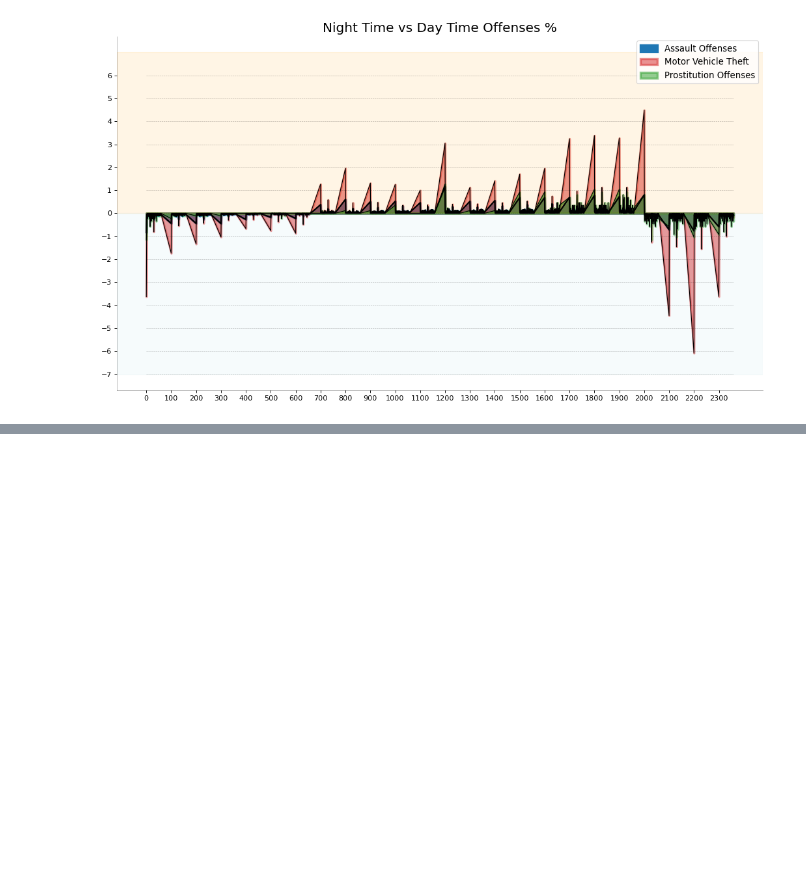
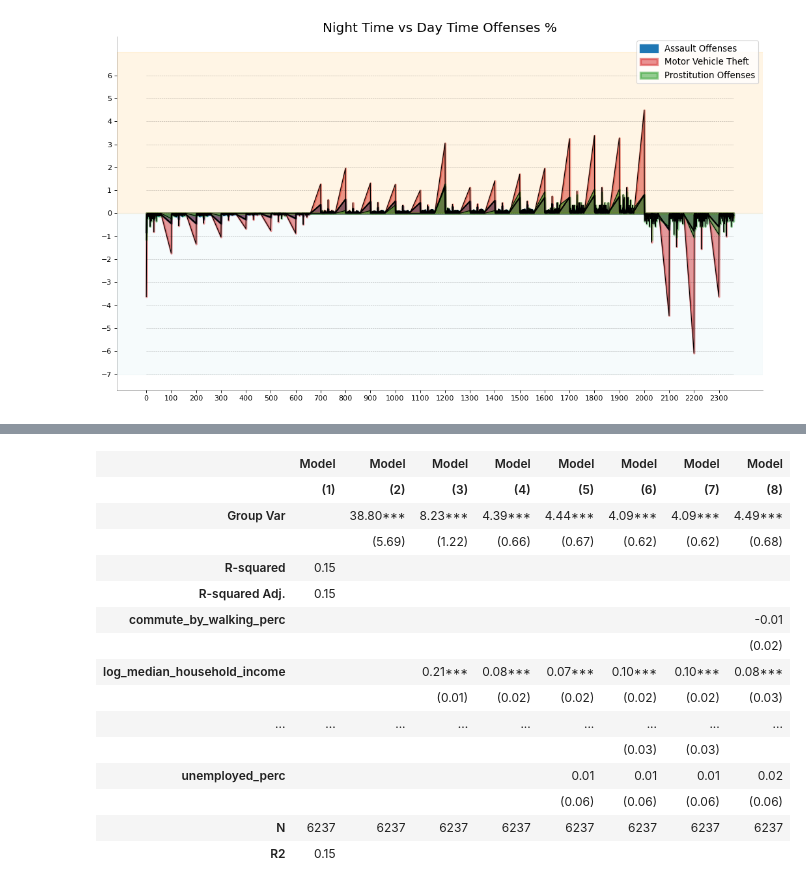
Before and after one commit to Abraham-newbie/Predicting_Crime_From_Space, a Jupyter notebook: project_ar.ipynb, the cells around one changed output, grey strips where cells are left out. Cells and saved outputs as stored; diff of their text form; code cells hidden in the pictures; blank space fills up the shorter version.

```diff
--- a/project_ar.ipynb
+++ b/project_ar.ipynb
@@ -277,0 +522,65 @@ plt.show()
+# %%
+n_month_crime_with_brightness=n_month_crime_with_brightness_night_only
+
+np.seterr(divide = 'ignore')
+
+n_month_crime_with_brightness['log_median_household_income']=  np.where(n_month_crime_with_brightness['median_household_income']>0,np.log(n_month_crime_with_brightness['median_household_income']), 0)
+n_month_crime_with_brightness['log_Total_Offenses'] = np.where(n_month_crime_with_brightness['Total_Offenses']>0, np.log(n_month_crime_with_brightness['Total_Offenses']), 0)
+#n_month_crime_with_brightness['log_brightness'] = np.where(n_month_crime_with_brightness['Average Radiance Per Pixel Per month']>0, np.log(n_month_crime_with_brightness['Average Radiance Per Pixel Per month']), 0)
+n_month_crime_with_brightness['night_brightness'] = n_month_crime_with_brightness['Average Radiance Per Pixel Per month']
+
+
+ols_1 = sm.ols(formula='log_Total_Offenses ~ night_brightness-1',
+                          data=n_month_crime_with_brightness).fit()
+
+ols_2 =  smf.mixedlm('log_Total_Offenses ~ night_brightness-1',n_month_crime_with_brightness, groups=n_month_crime_with_brightness["Neighborhood"]).fit()
+
+ols_3 =  smf.mixedlm('log_Total_Offenses ~ night_brightness-1  + log_median_household_income',n_month_crime_with_brightness, groups=n_month_crime_with_brightness["Neighborhood"]).fit()
+
+ols_4 =  smf.mixedlm('log_Total_Offenses ~ night_brightness-1 + log_median_household_income + people_below_poverty',n_month_crime_with_brightness, groups=n_month_crime_with_brightness["Neighborhood"]).fit()
+
+ols_5 =  smf.mixedlm('log_Total_Offenses ~ night_brightness-1 + log_median_household_income + unemployed_perc + people_below_poverty',n_month_crime_with_brightness, groups=n_month_crime_with_brightness["Neighborhood"]).fit()
+
+ols_6 =  smf.mixedlm('log_Total_Offenses ~ night_brightness-1 + log_median_household_income + unemployed_perc + people_below_poverty + perc_diff_state_last_year + total_newcomers_perc',n_month_crime_with_brightness, groups=n_month_crime_with_brightness["Neighborhood"]).fit()
+
+
+ols_7 =  smf.mixedlm('log_Total_Offenses ~ night_brightness-1 + log_median_household_income + unemployed_perc + people_below_poverty + perc_diff_state_last_year + total_newcomers_perc',n_month_crime_with_brightness, groups=n_month_crime_with_brightness["Neighborhood"]).fit()
+
+ols_8 =  smf.mixedlm('log_Total_Offenses ~ night_brightness-1 + log_median_household_income + unemployed_perc + people_below_poverty +  perc_diff_state_last_year + commute_by_walking_perc',n_month_crime_with_brightness, groups=n_month_crime_with_brightness["Neighborhood"]).fit()
+
+
+
+
+reg1 = ols_1
+reg2 = ols_2
+reg3 = ols_3
+reg4 = ols_4
+reg5 = ols_5
+reg6 = ols_6
+reg7 = ols_7
+reg8 = ols_8
+
+
+results = summary_col([reg1, reg2, reg3, reg4,reg5,reg6,reg7,reg8],stars=True,float_format='%0.2f',
+                  model_names=['Model\n(1)', 'Model\n(2)', 'Model\n(3)',  'Model\n(4)',
+                               'Model\n(5)',  'Model\n(6)',  'Model\n(7)' , 'Model\n(8)'],
+                  info_dict={'N':lambda x: "{0:d}".format(int(x.nobs)),
+                             'R2':lambda x: "{:.2f}".format(x.rsquared)})
+results
+# %% [output]
+|  | Model | Model | Model | Model | Model | Model | Model | Model |
+|  | (1) | (2) | (3) | (4) | (5) | (6) | (7) | (8) |
+| Group Var |  | 38.80*** | 8.23*** | 4.39*** | 4.44*** | 4.09*** | 4.09*** | 4.49*** |
+|  |  | (5.69) | (1.22) | (0.66) | (0.67) | (0.62) | (0.62) | (0.68) |
+| R-squared | 0.15 |  |  |  |  |  |  |  |
+| R-squared Adj. | 0.15 |  |  |  |  |  |  |  |
+| commute_by_walking_perc |  |  |  |  |  |  |  | -0.01 |
+|  |  |  |  |  |  |  |  | (0.02) |
+| log_median_household_income |  |  | 0.21*** | 0.08*** | 0.07*** | 0.10*** | 0.10*** | 0.08*** |
+|  |  |  | (0.01) | (0.02) | (0.02) | (0.02) | (0.02) | (0.03) |
+| ... | ... | ... | ... | ... | ... | ... | ... | ... |
+|  |  |  |  |  |  | (0.03) | (0.03) |  |
+| unemployed_perc |  |  |  |  | 0.01 | 0.01 | 0.01 | 0.02 |
+|  |  |  |  |  | (0.06) | (0.06) | (0.06) | (0.06) |
+| N | 6237 | 6237 | 6237 | 6237 | 6237 | 6237 | 6237 | 6237 |
+| R2 | 0.15 |  |  |  |  |  |  |  |
```
Also changed, not shown: parts of 14 cells of this notebook, 10 other files.
